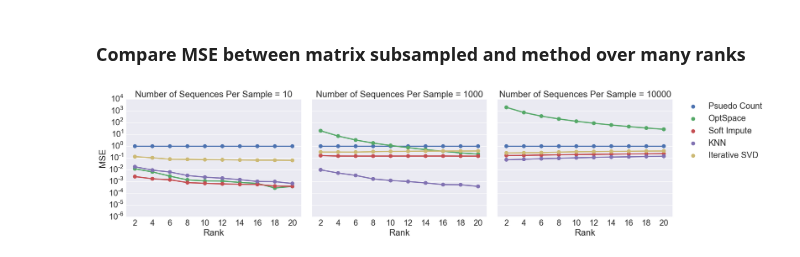
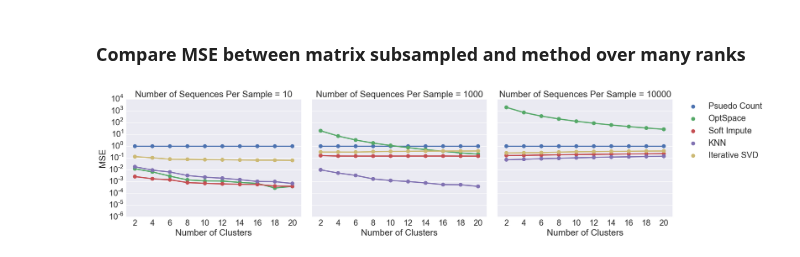
Before and after one commit to biocore/DEICODE, a Jupyter notebook: Examples/Latent_low_rank_simulations.ipynb, the cells around one changed output. Saved outputs shown, nothing was run; the diff lists cells and outputs as text; code cells hidden in the pictures.

Commit message:
minor alterations to figures

```diff
--- a/Examples/Latent_low_rank_simulations.ipynb
+++ b/Examples/Latent_low_rank_simulations.ipynb
@@ -538,17 +538,17 @@ for rank_ in list(range(2, 22, 2)):
             ranks.append(rank_)
             num_seq.append(sub_)
 # %%
-plot_all=pd.DataFrame([mse,method,ranks,num_seq],['MSE','Method','Rank','Number of Sequences Per Sample']).T
+plot_all=pd.DataFrame([mse,method,ranks,num_seq],['MSE','Method','Number of Clusters','Number of Sequences Per Sample']).T
 # %%
 # Draw a pointplot to show pulse as a function of three categorical factors
 sns.set(font_scale=2.1)
 
-sns.factorplot(x="Rank", y="MSE", hue="Method", col="Number of Sequences Per Sample", data=plot_all,
+sns.factorplot(x="Number of Clusters", y="MSE", hue="Method", col="Number of Sequences Per Sample", data=plot_all,
                    capsize=.1,ci=None, size=6,alpha=.6, aspect=1.2,legend=False, kind="point")
 #despine(left=True)
 plt.ylim(10**-6,10**4)
 plt.yscale('log')
 plt.legend(bbox_to_anchor=(1.05, 1), loc=2, borderaxespad=0.,prop={'size':22})
 plt.show()
 # %% [output]
-[figure, old version]
+[figure, new version]
```
